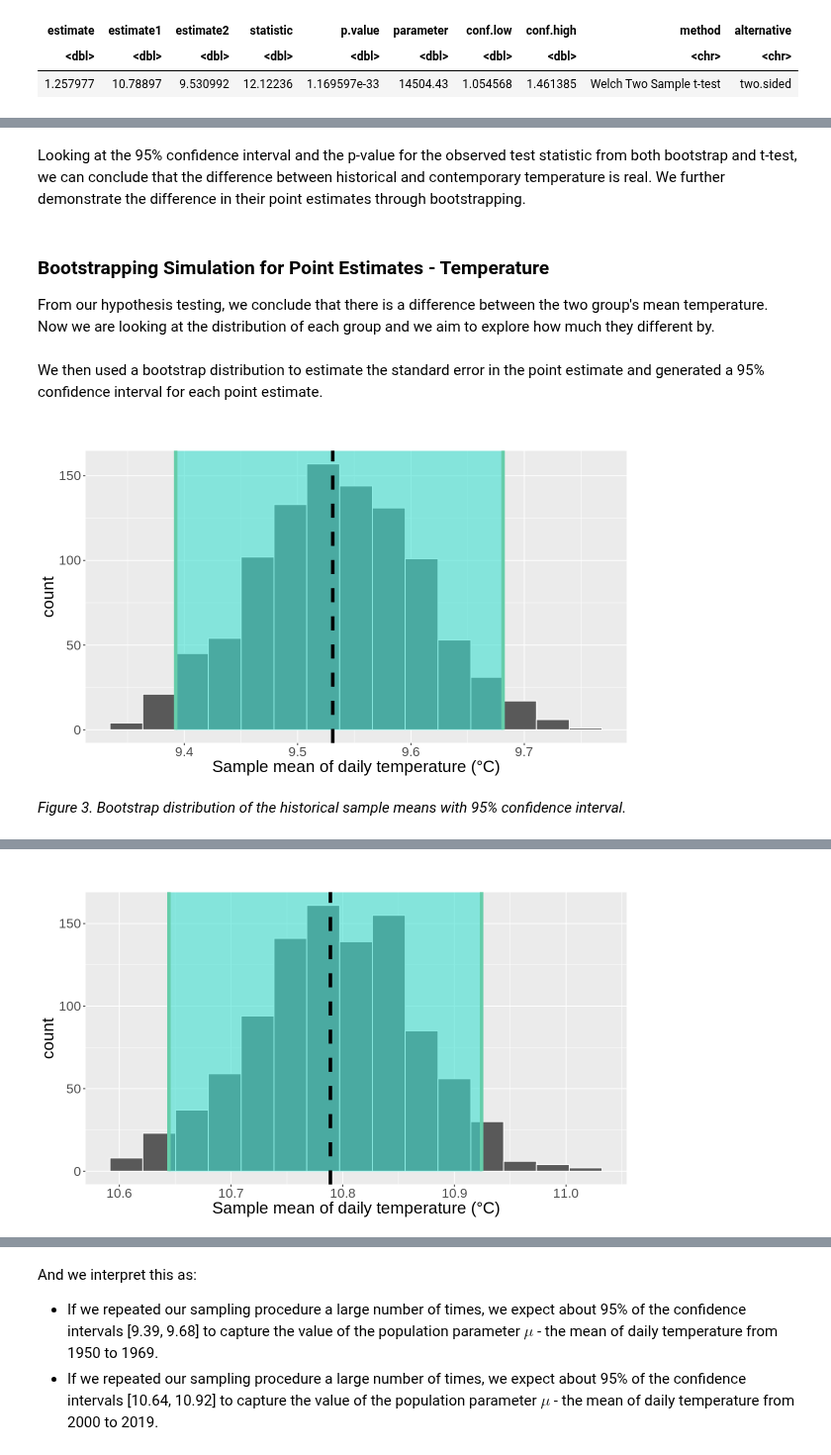
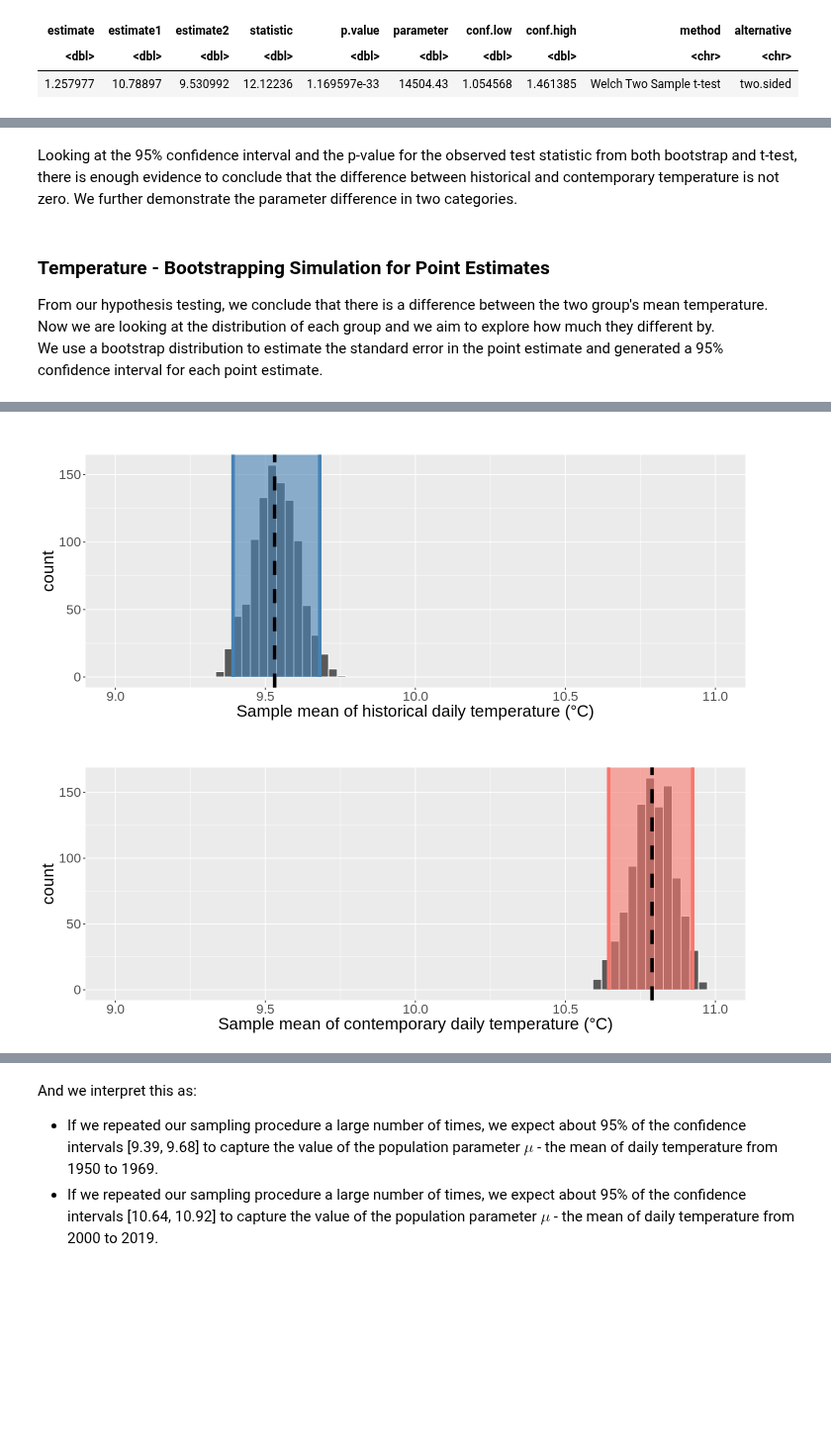
Before and after one commit to yxing6/STAT201-GroupProject-Climate, a Jupyter notebook: STAT201-Group17-ProjectReport.ipynb, the cells around one changed output, grey strips where cells are left out. Shown at 99% size. Saved outputs shown, nothing was run; the diff lists cells and outputs as text; code cells hidden in the pictures; blank space fills up the shorter version.

```diff
--- a/STAT201-Group17-ProjectReport.ipynb
+++ b/STAT201-Group17-ProjectReport.ipynb
@@ -152,12 +169,15 @@ The United Nations (n.d.-a) states that the temperature in the recent decade is
 # %%
+options(repr.plot.width = 8, repr.plot.height = 6)
+
 station_temp <- climate_sample %>%
     filter(!is.na(Mean_Temp)) %>%
-    select(Category, Mean_Temp)
+    select(Mean_Temp, Category)
 # station_temp
 
 temp_boxplot <- station_temp %>%
-    ggplot(aes(x = Category, y = Mean_Temp)) +
+    ggplot(aes(x = Category, y = Mean_Temp, fill = Category)) +
     geom_boxplot() +
+    scale_fill_manual(values = c("#4682B4", "#F8766D")) +
     labs(x = "Temporal Category", y = "Daily Mean Temperature (°C)") +
     ggtitle("Boxplot of Temperatures") +
     theme(text = element_text(size = 20))
@@ -285,15 +311,14 @@ We can see that the estimates of the difference in mean temperature between hist
 
 <center><i>Table 4. Table of the estimates obtained from t-test for difference in mean temperature.</i>
 # %% [markdown]
-Looking at the 95% confidence interval and the p-value for the observed test statistic from both bootstrap and t-test, we can conclude that the difference between historical and contemporary temperature is real. We further demonstrate the difference in their point estimates through bootstrapping.
+Looking at the 95% confidence interval and the p-value for the observed test statistic from both bootstrap and t-test, there is enough evidence to conclude that the difference between historical and contemporary temperature is not zero. We further demonstrate the parameter difference in two categories.
 # %% [markdown]
-### Bootstrapping Simulation for Point Estimates - Temperature
+### Temperature - Bootstrapping Simulation for Point Estimates
 
 From our hypothesis testing, we conclude that there is a difference between the two group's mean temperature. Now we are looking at the distribution of each group and we aim to explore how much they different by.
+We use a bootstrap distribution to estimate the standard error in the point estimate and generated a 95% confidence interval for each point estimate.
-# %% [markdown]
-We then used a bootstrap distribution to estimate the standard error in the point estimate and generated a 95% confidence interval for each point estimate.
 # %%
-options(repr.plot.width = 10, repr.plot.height = 6)
+options(repr.plot.width = 12, repr.plot.height = 5)
 set.seed(100)
 
 temp_historical_mean <- temp_historical %>%
@@ -308,20 +333,16 @@ temp_historical_bootstrap <- temp_historical %>%
 temp_historical_percentile_ci <- temp_historical_bootstrap %>%
     get_ci(level = 0.95, type = "percentile")
 
-visualize(temp_historical_bootstrap, binwidth = 0.05) +
-    shade_ci(endpoints = temp_historical_percentile_ci) +
-    labs(title = "", x = "Sample mean of daily temperature (°C)") +
+temp_historical_percentile_ci_plot <- temp_historical_bootstrap %>%
+    visualize(binwidth = 0.05) +
+    shade_ci(endpoints = temp_historical_percentile_ci, fill = "#4682B4", color = "#4682B4") +
+    labs(title = "", x = "Sample mean of historical daily temperature (°C)") +
     geom_vline(xintercept = temp_historical_mean, size = 2, linetype = "dashed") +
+    scale_x_continuous(limits = c(9, 11)) +
     theme(text = element_text(size = 20))
-# temp_historical_mean
-# temp_historical_percentile_ci
-# %% [output]
-[figure, removed]
-# %% [markdown]
-*Figure 3. Bootstrap distribution of the historical sample means with 95% confidence interval.*
 # %%
 set.seed(100)
-options(repr.plot.width = 10, repr.plot.height = 6)
+options(repr.plot.width = 12, repr.plot.height = 5)
 
 temp_contemporary_mean <- temp_contemporary %>%
     summarize(mean = mean(Mean_Temp)) %>%
@@ -335,11 +356,14 @@ temp_contemporary_bootstrap <- temp_contemporary %>%
 temp_contemporary_percentile_ci <- temp_contemporary_bootstrap %>%
     get_ci(level = 0.95, type = "percentile")
 
-visualize(temp_contemporary_bootstrap, binwidth = 0.05) +
-    shade_ci(endpoints = temp_contemporary_percentile_ci) +
-    labs(title = "", x = "Sample mean of daily temperature (°C)") +
+temp_contemporary_percentile_ci_plot <- temp_contemporary_bootstrap %>%
+    visualize(binwidth = 0.05) +
+    shade_ci(endpoints = temp_contemporary_percentile_ci, fill = "#F8766D", color = "#F8766D") +
+    labs(title = "", x = "Sample mean of contemporary daily temperature (°C)") +
     geom_vline(xintercept = temp_contemporary_mean, size = 2, linetype = "dashed") +
+    scale_x_continuous(limits = c(9, 11)) +
     theme(text = element_text(size = 20))
-# temp_contemporary_mean
-# temp_contemporary_percentile_ci
+
+temp_historical_percentile_ci_plot
+temp_contemporary_percentile_ci_plot
 # %% [output]
@@ -346 +374,2 @@ visualize(temp_contemporary_bootstrap, binwidth = 0.05) +
-[figure, old version]
+[figure, new version]
+[figure, added]
```
Also changed, not shown: parts of 45 cells of this notebook.
